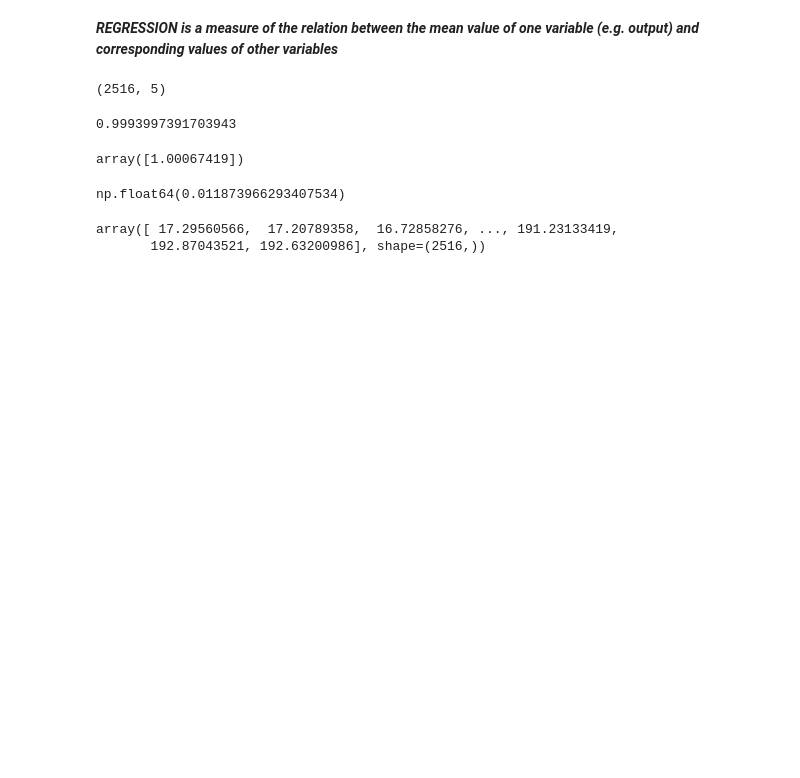
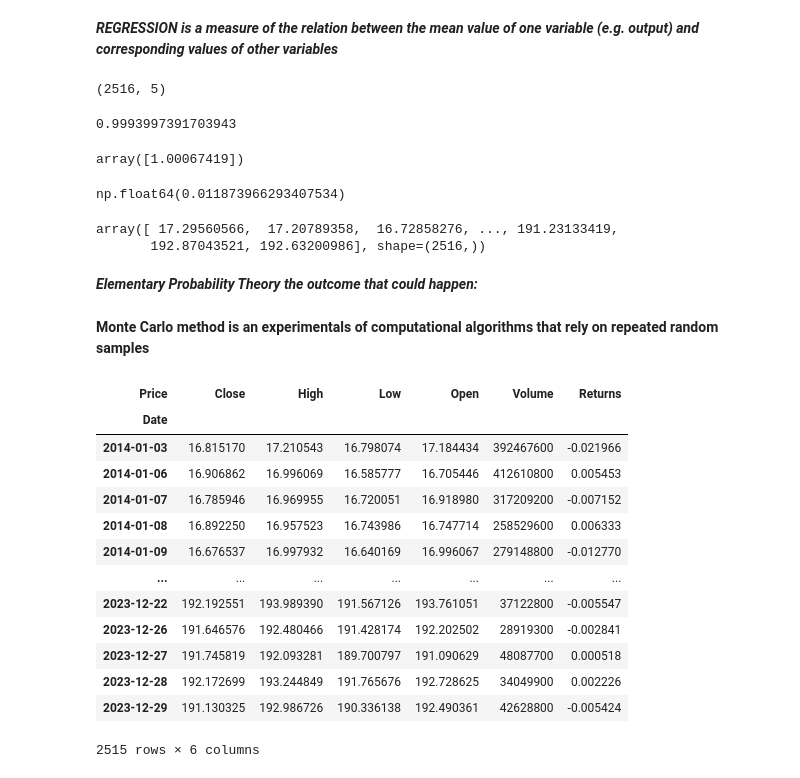
Before and after one commit to prasad14082000/Quant-Time-Series-Forecasting-ML, a Jupyter notebook: BASICS/008_Basic-statistics.ipynb, the cells around one changed output. Drawn from its saved outputs; the diff is of its cells as text; code cells hidden in the pictures; blank space fills up the shorter version.

Commit message:
monte-carlo

```diff
--- a/BASICS/008_Basic-statistics.ipynb
+++ b/BASICS/008_Basic-statistics.ipynb
@@ -186,3 +186,27 @@ LR.predict(x)
 # %% [output]
 array([ 17.29560566,  17.20789358,  16.72858276, ..., 191.23133419,
        192.87043521, 192.63200986], shape=(2516,))
+# %% [markdown]
+***Elementary Probability Theory the outcome that could happen:***
+# %% [markdown]
+**Monte Carlo method is an experimentals of computational algorithms that rely on repeated random samples**
+# %%
+df["Returns"] = df['Close'].pct_change()
+df['Returns'] = df['Returns'].dropna()
+
+df.dropna()
+# %% [output]
+| Price | Close | High | Low | Open | Volume | Returns |
+| Date |  |  |  |  |  |  |
+| 2014-01-03 | 16.815170 | 17.210543 | 16.798074 | 17.184434 | 392467600 | -0.021966 |
+| 2014-01-06 | 16.906862 | 16.996069 | 16.585777 | 16.705446 | 412610800 | 0.005453 |
+| 2014-01-07 | 16.785946 | 16.969955 | 16.720051 | 16.918980 | 317209200 | -0.007152 |
+| 2014-01-08 | 16.892250 | 16.957523 | 16.743986 | 16.747714 | 258529600 | 0.006333 |
+| 2014-01-09 | 16.676537 | 16.997932 | 16.640169 | 16.996067 | 279148800 | -0.012770 |
+| ... | ... | ... | ... | ... | ... | ... |
+| 2023-12-22 | 192.192551 | 193.989390 | 191.567126 | 193.761051 | 37122800 | -0.005547 |
+| 2023-12-26 | 191.646576 | 192.480466 | 191.428174 | 192.202502 | 28919300 | -0.002841 |
+| 2023-12-27 | 191.745819 | 192.093281 | 189.700797 | 191.090629 | 48087700 | 0.000518 |
+| 2023-12-28 | 192.172699 | 193.244849 | 191.765676 | 192.728625 | 34049900 | 0.002226 |
+| 2023-12-29 | 191.130325 | 192.986726 | 190.336138 | 192.490361 | 42628800 | -0.005424 |
+2515 rows × 6 columns
```
Also changed, not shown: parts of 2 cells of this notebook.
